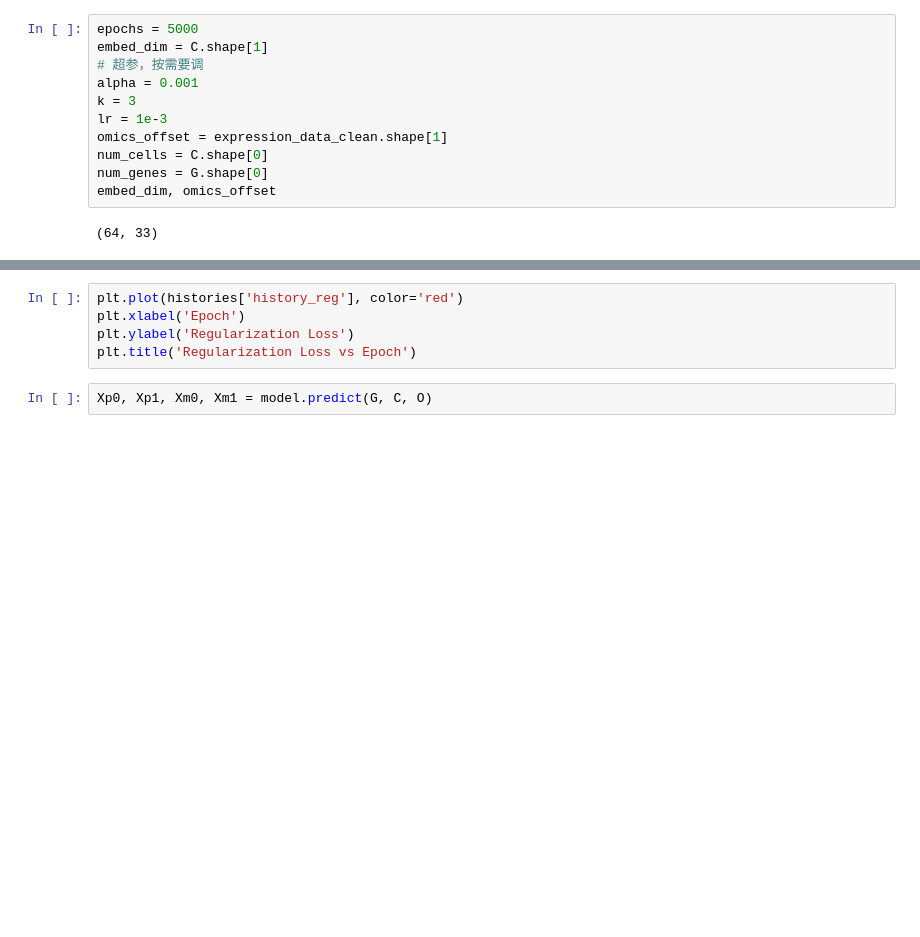
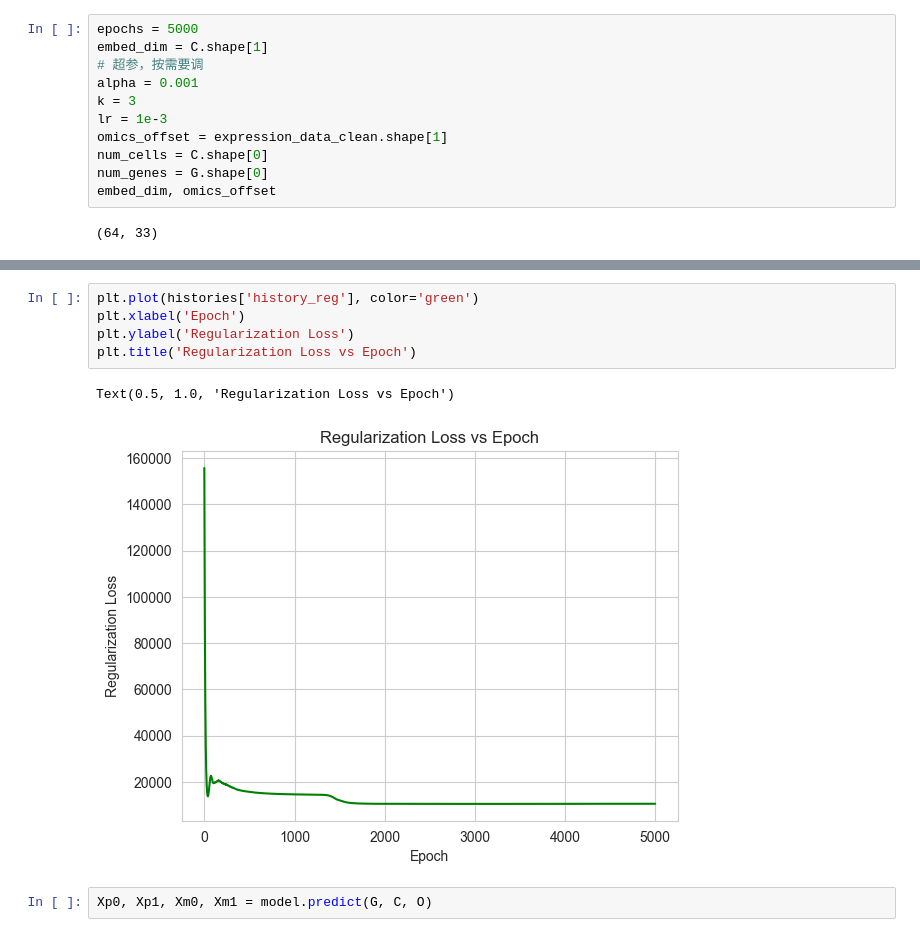
Before and after one commit to congfeng4/SCOIT, a Jupyter notebook: hgnn_sc_GEM.ipynb, the cells around one changed output, grey strips where cells are left out. Cells and saved outputs as stored; diff of their text form; blank space fills up the shorter version.

```diff
--- a/hgnn_sc_GEM.ipynb
+++ b/hgnn_sc_GEM.ipynb
@@ -238,8 +242,11 @@ plt.title('Reconstruction Loss vs Epoch')
 # %%
-plt.plot(histories['history_reg'], color='red')
+plt.plot(histories['history_reg'], color='green')
 plt.xlabel('Epoch')
 plt.ylabel('Regularization Loss')
 plt.title('Regularization Loss vs Epoch')
+# %% [output]
+Text(0.5, 1.0, 'Regularization Loss vs Epoch')
+[figure, added]
 # %%
 Xp0, Xp1, Xm0, Xm1 = model.predict(G, C, O)
 # %%
```
Also changed, not shown: parts of 7 cells of this notebook, 2 other files.
